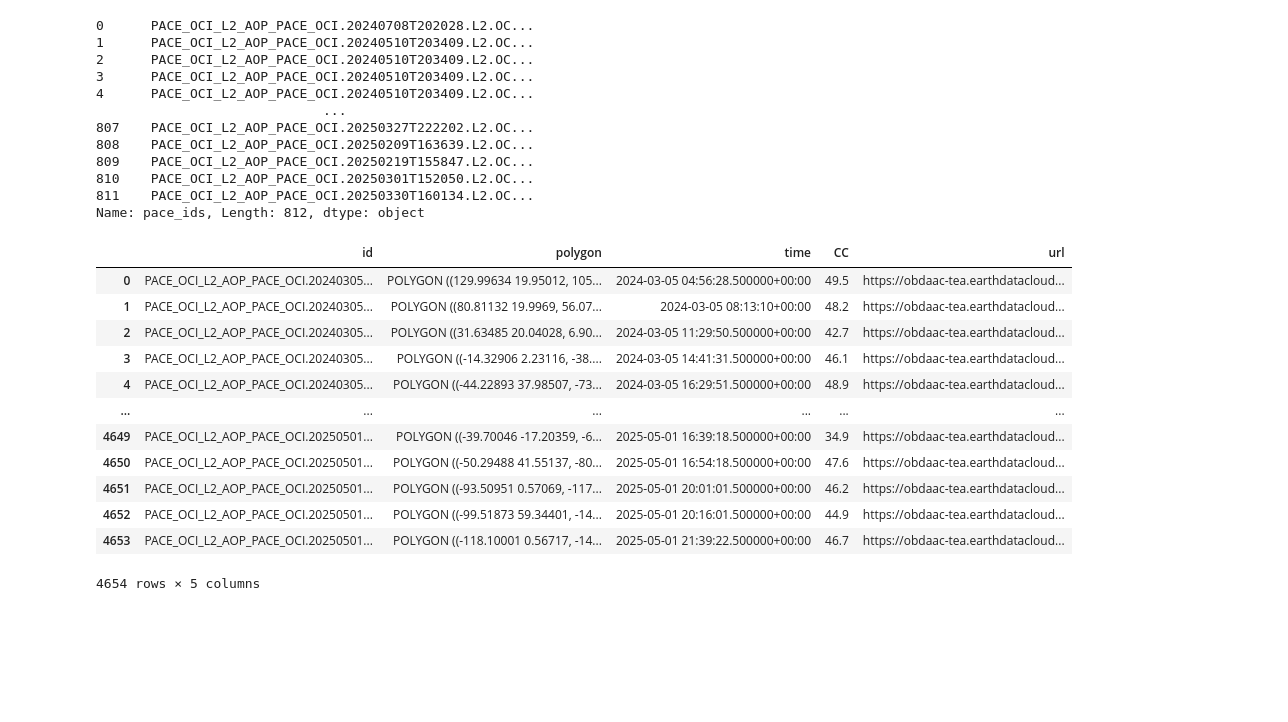
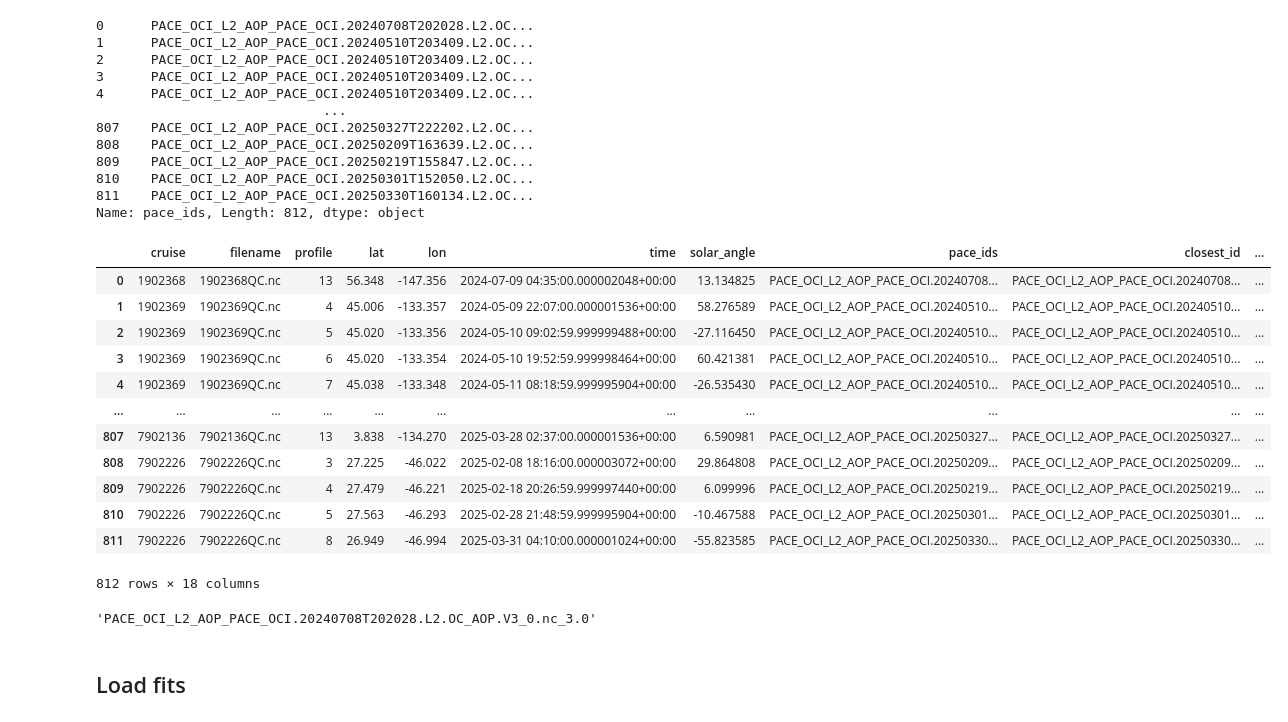
Before and after one commit to ocean-colour/bing, a Jupyter notebook: papers/biomass/Analysis/PACE_IOP.ipynb, the cells around one changed output. Drawn from its saved outputs; the diff is of its cells as text; code cells hidden in the pictures; blank space fills up the shorter version.

```diff
--- a/papers/biomass/Analysis/PACE_IOP.ipynb
+++ b/papers/biomass/Analysis/PACE_IOP.ipynb
@@ -53,18 +55,25 @@ matched.pace_ids
 811    PACE_OCI_L2_AOP_PACE_OCI.20250330T160134.L2.OC...
 Name: pace_ids, Length: 812, dtype: object
 # %%
-pace
+matched
 # %% [output]
-|  | id | polygon | time | CC | url |
-| 0 | PACE_OCI_L2_AOP_PACE_OCI.20240305... | POLYGON ((129.99634 19.95012, 105... | 2024-03-05 04:56:28.500000+00:00 | 49.5 | https://obdaac-tea.earthdatacloud... |
-| 1 | PACE_OCI_L2_AOP_PACE_OCI.20240305... | POLYGON ((80.81132 19.9969, 56.07... | 2024-03-05 08:13:10+00:00 | 48.2 | https://obdaac-tea.earthdatacloud... |
-| 2 | PACE_OCI_L2_AOP_PACE_OCI.20240305... | POLYGON ((31.63485 20.04028, 6.90... | 2024-03-05 11:29:50.500000+00:00 | 42.7 | https://obdaac-tea.earthdatacloud... |
-| 3 | PACE_OCI_L2_AOP_PACE_OCI.20240305... | POLYGON ((-14.32906 2.23116, -38.... | 2024-03-05 14:41:31.500000+00:00 | 46.1 | https://obdaac-tea.earthdatacloud... |
-| 4 | PACE_OCI_L2_AOP_PACE_OCI.20240305... | POLYGON ((-44.22893 37.98507, -73... | 2024-03-05 16:29:51.500000+00:00 | 48.9 | https://obdaac-tea.earthdatacloud... |
-| ... | ... | ... | ... | ... | ... |
-| 4649 | PACE_OCI_L2_AOP_PACE_OCI.20250501... | POLYGON ((-39.70046 -17.20359, -6... | 2025-05-01 16:39:18.500000+00:00 | 34.9 | https://obdaac-tea.earthdatacloud... |
-| 4650 | PACE_OCI_L2_AOP_PACE_OCI.20250501... | POLYGON ((-50.29488 41.55137, -80... | 2025-05-01 16:54:18.500000+00:00 | 47.6 | https://obdaac-tea.earthdatacloud... |
-| 4651 | PACE_OCI_L2_AOP_PACE_OCI.20250501... | POLYGON ((-93.50951 0.57069, -117... | 2025-05-01 20:01:01.500000+00:00 | 46.2 | https://obdaac-tea.earthdatacloud... |
-| 4652 | PACE_OCI_L2_AOP_PACE_OCI.20250501... | POLYGON ((-99.51873 59.34401, -14... | 2025-05-01 20:16:01.500000+00:00 | 44.9 | https://obdaac-tea.earthdatacloud... |
-| 4653 | PACE_OCI_L2_AOP_PACE_OCI.20250501... | POLYGON ((-118.10001 0.56717, -14... | 2025-05-01 21:39:22.500000+00:00 | 46.7 | https://obdaac-tea.earthdatacloud... |
+|  | cruise | filename | profile | lat | lon | time | solar_angle | pace_ids | closest_id | ... |
+| 0 | 1902368 | 1902368QC.nc | 13 | 56.348 | -147.356 | 2024-07-09 04:35:00.000002048+00:00 | 13.134825 | PACE_OCI_L2_AOP_PACE_OCI.20240708... | PACE_OCI_L2_AOP_PACE_OCI.20240708... | ... |
+| 1 | 1902369 | 1902369QC.nc | 4 | 45.006 | -133.357 | 2024-05-09 22:07:00.000001536+00:00 | 58.276589 | PACE_OCI_L2_AOP_PACE_OCI.20240510... | PACE_OCI_L2_AOP_PACE_OCI.20240510... | ... |
+| 2 | 1902369 | 1902369QC.nc | 5 | 45.020 | -133.356 | 2024-05-10 09:02:59.999999488+00:00 | -27.116450 | PACE_OCI_L2_AOP_PACE_OCI.20240510... | PACE_OCI_L2_AOP_PACE_OCI.20240510... | ... |
+| 3 | 1902369 | 1902369QC.nc | 6 | 45.020 | -133.354 | 2024-05-10 19:52:59.999998464+00:00 | 60.421381 | PACE_OCI_L2_AOP_PACE_OCI.20240510... | PACE_OCI_L2_AOP_PACE_OCI.20240510... | ... |
+| 4 | 1902369 | 1902369QC.nc | 7 | 45.038 | -133.348 | 2024-05-11 08:18:59.999995904+00:00 | -26.535430 | PACE_OCI_L2_AOP_PACE_OCI.20240510... | PACE_OCI_L2_AOP_PACE_OCI.20240510... | ... |
+| ... | ... | ... | ... | ... | ... | ... | ... | ... | ... | ... |
+| 807 | 7902136 | 7902136QC.nc | 13 | 3.838 | -134.270 | 2025-03-28 02:37:00.000001536+00:00 | 6.590981 | PACE_OCI_L2_AOP_PACE_OCI.20250327... | PACE_OCI_L2_AOP_PACE_OCI.20250327... | ... |
+| 808 | 7902226 | 7902226QC.nc | 3 | 27.225 | -46.022 | 2025-02-08 18:16:00.000003072+00:00 | 29.864808 | PACE_OCI_L2_AOP_PACE_OCI.20250209... | PACE_OCI_L2_AOP_PACE_OCI.20250209... | ... |
+| 809 | 7902226 | 7902226QC.nc | 4 | 27.479 | -46.221 | 2025-02-18 20:26:59.999997440+00:00 | 6.099996 | PACE_OCI_L2_AOP_PACE_OCI.20250219... | PACE_OCI_L2_AOP_PACE_OCI.20250219... | ... |
+| 810 | 7902226 | 7902226QC.nc | 5 | 27.563 | -46.293 | 2025-02-28 21:48:59.999995904+00:00 | -10.467588 | PACE_OCI_L2_AOP_PACE_OCI.20250301... | PACE_OCI_L2_AOP_PACE_OCI.20250301... | ... |
+| 811 | 7902226 | 7902226QC.nc | 8 | 26.949 | -46.994 | 2025-03-31 04:10:00.000001024+00:00 | -55.823585 | PACE_OCI_L2_AOP_PACE_OCI.20250330... | PACE_OCI_L2_AOP_PACE_OCI.20250330... | ... |
-4654 rows × 5 columns
+812 rows × 18 columns
+# %%
+imatched = matched.iloc[idx]
+imatched.closest_id
+# %% [output]
+'PACE_OCI_L2_AOP_PACE_OCI.20240708T202028.L2.OC_AOP.V3_0.nc_3.0'
+# %% [markdown]
+## Load fits
```
Also changed, not shown: parts of 25 cells of this notebook, 2 other files.
